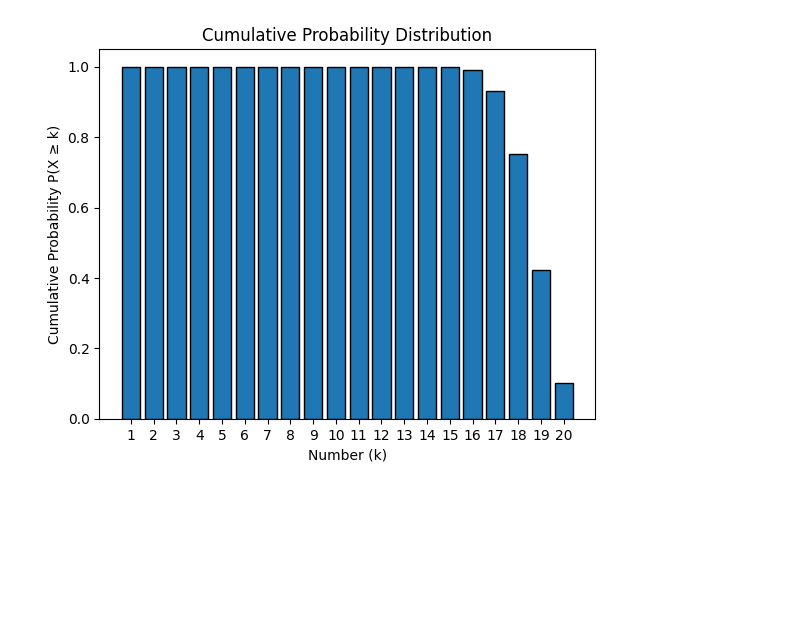
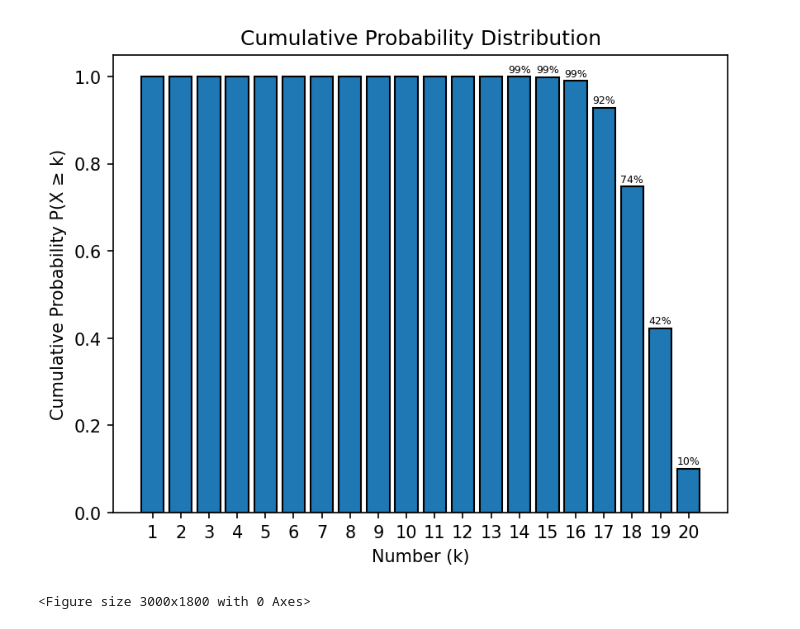
Before and after one commit to Woozl/finals-valentines-wheel, a Jupyter notebook: main.ipynb, the cells around one changed output. Drawn from its saved outputs; the diff is of its cells as text; code cells hidden in the pictures; blank space fills up the shorter version.

```diff
--- a/main.ipynb
+++ b/main.ipynb
@@ -2,6 +2,8 @@
 import random
 import matplotlib.pyplot as plt
 import numpy as np
+
+plt.rcParams["figure.dpi"] = 150
 # %%
 num_days = 13
 tickets_per_day = 3
@@ -33,6 +35,8 @@ all_trials = np.array([wheel_sim() for _ in range(0, num_trials)])
 values, counts = np.unique(all_trials, return_counts=True)
 probabilities = counts / num_trials
 # %%
+for i, v in enumerate(probabilities):
+    plt.text(values[i], v + 0.005, f"{(v*100):.1f}%", ha='center', fontsize=6, color='black')
 plt.bar(values, probabilities, width=0.8, edgecolor='black')
 plt.xticks(np.arange(0, 21))
 plt.xlabel("Number (k)")
@@ -44,15 +48,20 @@ plt.show()
 # %%
 cumulative_probs = np.cumsum(probabilities[::-1])[::-1]
 
 full_values = np.arange(1, 21)
 full_cumulative_probs = np.array([cumulative_probs[values == v][0] if v in values else 1.0 for v in full_values])
 
 plt.bar(full_values, full_cumulative_probs, width=0.8, edgecolor='black')
 
+for i, v in enumerate(full_cumulative_probs):
+    if v < 1:
+        plt.text(full_values[i], v + 0.01, f"{int(v*100)}%", ha='center', fontsize=6, color='black')
 plt.xlabel("Number (k)")
 plt.ylabel("Cumulative Probability P(X ≥ k)")
 plt.title("Cumulative Probability Distribution")
 plt.xticks(np.arange(1, 21))
+plt.figure(figsize=(20, 12))
 plt.show()
 # %% [output]
-[figure, old version]
+[figure, new version]
+<Figure size 3000x1800 with 0 Axes>
```
Also changed, not shown: parts of 1 cell of this notebook.
